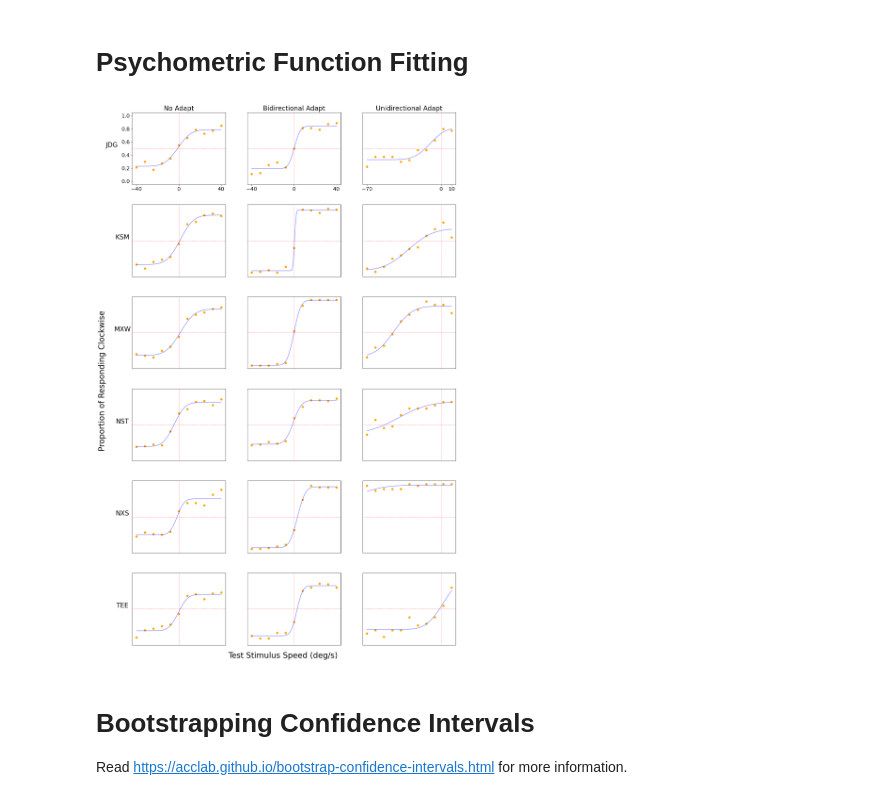
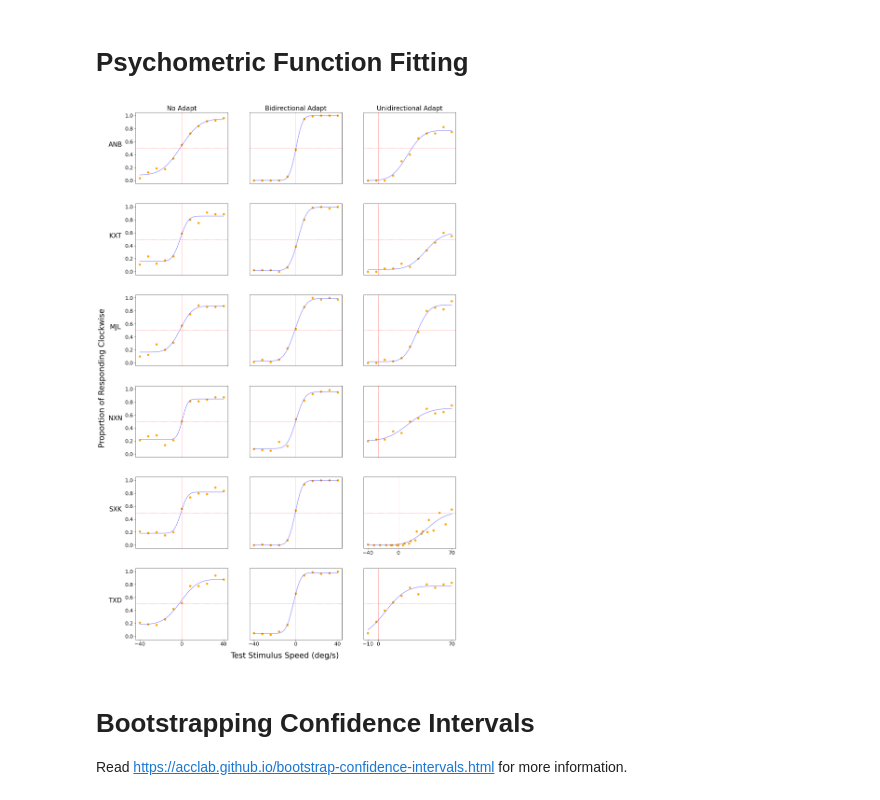
Before and after one commit to alexxyu/mae-experiment, a Jupyter notebook: analysis/Psychometric Fitting.ipynb, the cells around one changed output. Cells and saved outputs as stored; diff of their text form; code cells hidden in the pictures.

Commit message:
Tidy up subject/condition plots

```diff
--- a/analysis/Psychometric Fitting.ipynb
+++ b/analysis/Psychometric Fitting.ipynb
@@ -65,14 +65,14 @@ def f(x, m, s, a, b):
 # %%
 output = pd.DataFrame(columns=['Name', 'Exp Type', 'Adapt Direction', 'Mu', 'Sigma', 'Floor', 'Ceiling', 'R^2'])
 # %%
-PLOT_TYPE = "ccw"
+PLOT_TYPE = "cw"
 
 NROWS = 6
 NCOLS = 3
 
 fig, ax = plt.subplots(NROWS, NCOLS, figsize=(16,24))
-fig.text(0.5, 0.01, 'Test Stimulus Speed (deg/s)', ha='center', fontsize=24)
-fig.text(0.01, 0.5, 'Proportion of Responding Clockwise', va='center', rotation='vertical', fontsize=24)
+fig.text(0.5, 0, 'Test Stimulus Speed (deg/s)', ha='center', fontsize=24)
+fig.text(0, 0.5, 'Proportion of Responding Clockwise', va='center', rotation='vertical', fontsize=24)
 fig.tight_layout(pad=4.0)
 
 
@@ -107,36 +107,38 @@ for r, subject in enumerate(sorted(dirmap[PLOT_TYPE])):
         ax[r, c].axhline(y=0.5, color='r', linewidth=0.5, linestyle='dashed')
         ax[r, c].axvline(x=0, color='r', linewidth=0.5, linestyle='dashed')
         ax[r, c].set_ylim(-0.05, 1.05)
 
         ax[r, c].tick_params(axis='both', which='both', labelsize=16)
         if r == 0:
             ax[r, c].set_title(f'{condition}', fontsize=20)
         if c == 0:
             ax[r, c].set_ylabel(f'{subject.upper()}', labelpad=30, rotation=0, fontsize=20)
-        if r != 0 or c != 0:
+        if c != 0:
             ax[r, c].set_yticklabels([])
             ax[r, c].set_yticks([])
 
-        if r > 0:
+        if subject.upper() == "SXK" and condition == "Unidirectional Adapt":
+            ax[r, c].set_xticks([-40, 0, 70])
+        elif r < NROWS-1:
             ax[r, c].set_xticklabels([])
             ax[r, c].set_xticks([])
         else:
             match condition:
                 case "Unidirectional Adapt":
                     ticks = [-70, 0, 10] if PLOT_TYPE == "ccw" else [-10, 0, 70]
                     ax[r, c].set_xticks(ticks)
                 case _:
                     ax[r, c].set_xticks([-40, 0, 40])
 
         direction = PLOT_TYPE if condition == "Unidirectional Adapt" else ''
         output.loc[len(output)] = [subject, condition, direction, mu, sigma, a, b, r2]
         handles, labels = ax[r, c].get_legend_handles_labels()
 
 plt.subplots_adjust(left=0.1)
 plt.savefig(f"./plots/psychometric_fits_{PLOT_TYPE}.svg", pad_inches=0.1)
 plt.show()
 # %% [output]
-[figure, old version]
+[figure, new version]
 # %%
 output.to_csv("./results/gauss_fits.csv")
 # %% [markdown]
```
Also changed, not shown: 2 other files.
